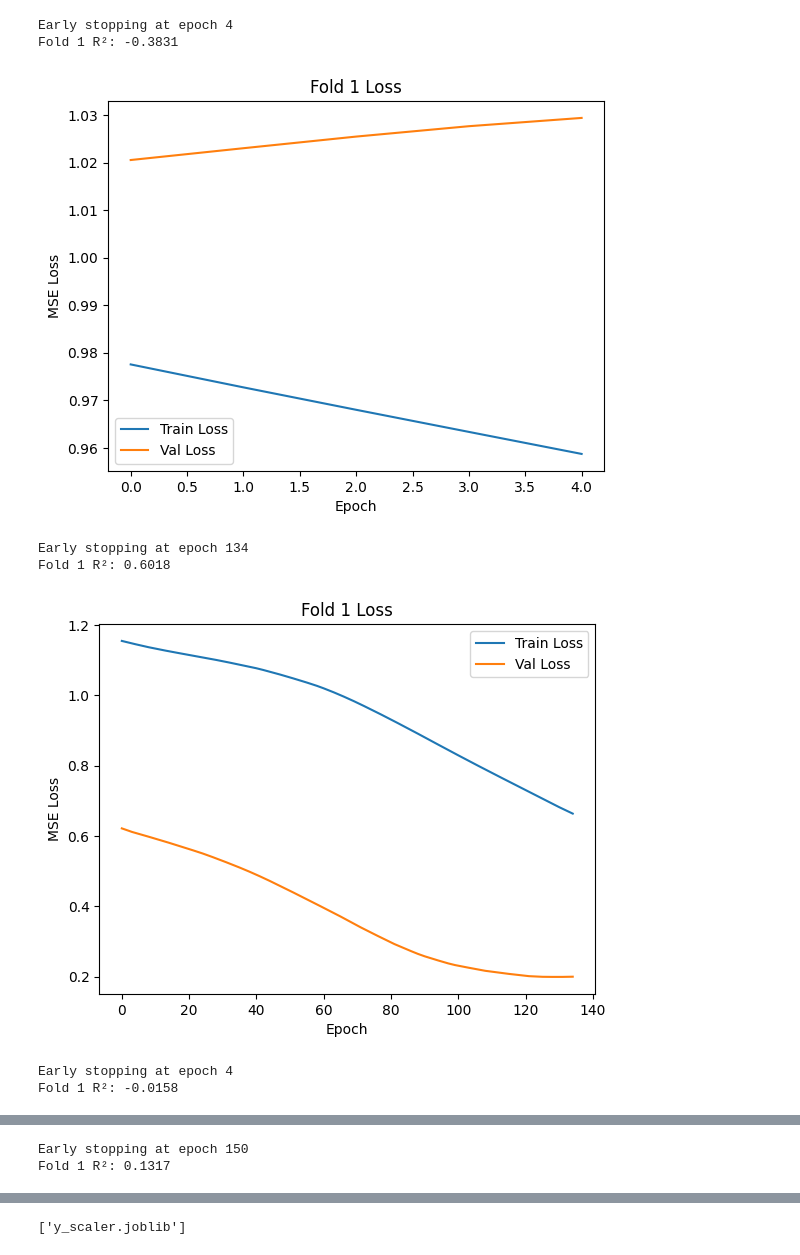
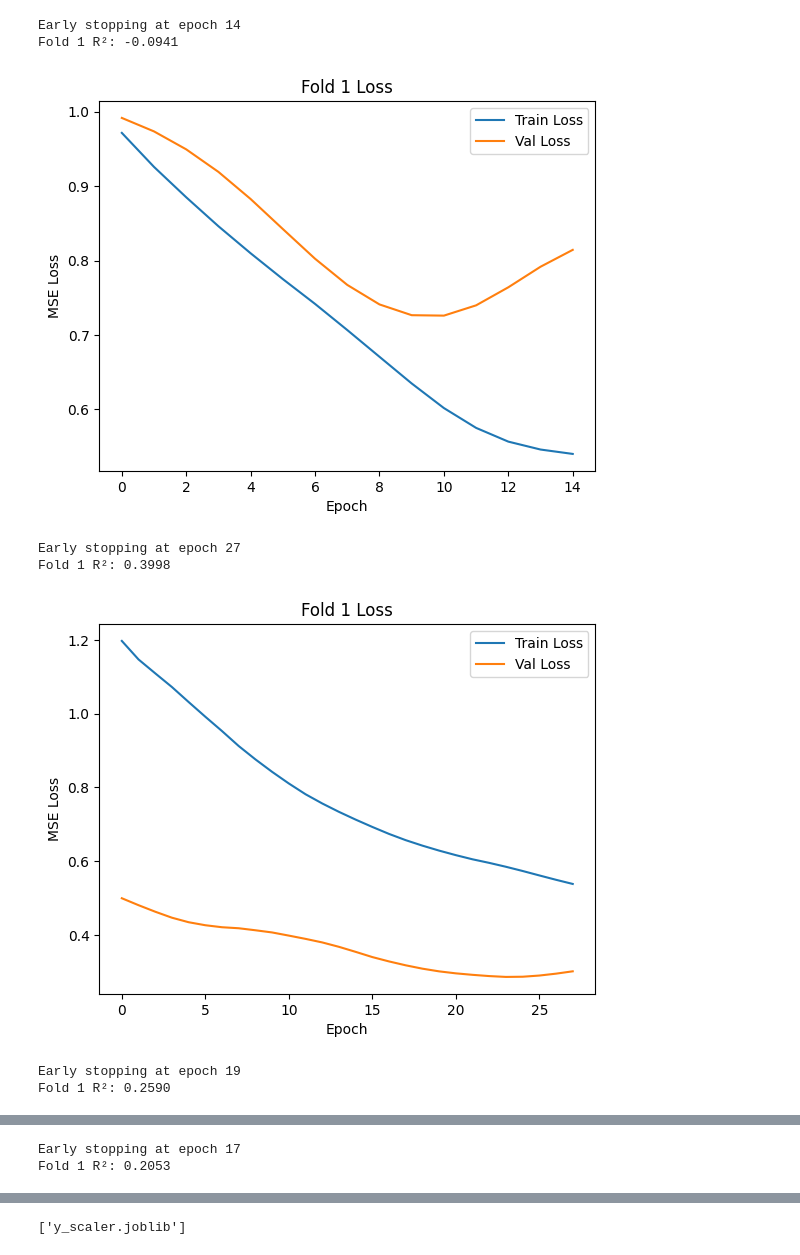
Before and after one commit to OmGuin/nexus-prediction, a Jupyter notebook: lin_model/nn.ipynb, the cells around one changed output, grey strips where cells are left out. Drawn from its saved outputs; the diff is of its cells as text; code cells hidden in the pictures.

```diff
--- a/lin_model/nn.ipynb
+++ b/lin_model/nn.ipynb
@@ -22,0 +109,30 @@ y = data["HOMA-IR"].values.reshape(-1, 1)
+# %%
+rf = RandomForestRegressor(n_estimators=100, max_depth=10, random_state=42)
+ridge = Ridge(alpha=1.0)
+svr = SVR(kernel='rbf', C=1.0, epsilon=0.1)
+
+# Create a Voting Regressor
+voting_regressor = VotingRegressor(estimators=[
+    ('rf', rf),
+    ('ridge', ridge),
+    ('svr', svr)
+])
+
+# Train the Voting Regressor
+voting_regressor.fit(X_train_scaled, y_train)
+
+# Make predictions
+y_pred = voting_regressor.predict(X_test_scaled)
+
+# Evaluate the model
+r2 = r2_score(y_test, y_pred)
+print(f"R² score: {r2:.4f}")
+
+# Plot predictions vs actual values
+plt.scatter(y_scaler.inverse_transform(y_test.reshape(-1,1)), y_scaler.inverse_transform(y_pred.reshape(-1,1)), alpha=0.7)
+
+plt.plot([min(y_scaler.inverse_transform(y_test.reshape(-1,1))), max(y_scaler.inverse_transform(y_test.reshape(-1,1)))], [min(y_scaler.inverse_transform(y_test.reshape(-1,1))), max(y_scaler.inverse_transform(y_test.reshape(-1,1)))], color='red', linestyle='--')
+plt.xlabel("Actual Values")
+plt.ylabel("Predicted Values")
+plt.title("Voting Regressor: Predictions vs Actual")
+plt.show()
@@ -53,7 +177,7 @@ for train_index, test_index in kf.split(X_tensor):
 
     model = RegressionNN()
     criterion = nn.MSELoss()
-    optimizer = optim.AdamW(model.parameters(), lr=0.001)
+    optimizer = optim.AdamW(model.parameters(), lr=0.01)
     best_loss = float('inf')
     patience = 4
     trigger_times = 0
@@ -77,38 +201,38 @@ for train_index, test_index in kf.split(X_tensor):
         if val_loss < best_loss:
             best_loss = val_loss
             best_model_state = model.state_dict()
             trigger_times = 0
         else:
             trigger_times += 1
             if trigger_times >= patience:
                 print(f"Early stopping at epoch {epoch}")
                 break
 
     model.load_state_dict(best_model_state)
     model.eval()
     with torch.no_grad():
         y_pred = model(X_test).numpy()
         y_pred_inv = y_scaler.inverse_transform(y_pred)
         y_val_inv = y_scaler.inverse_transform(y_test.numpy())
         r2 = r2_score(y_val_inv, y_pred_inv)
         all_r2_scores.append(r2)
         print(f"Fold {fold} R²: {r2:.4f}")
 
     plt.plot(train_losses, label="Train Loss")
     plt.plot(val_losses, label="Val Loss")
     plt.title(f"Fold {fold} Loss")
     plt.xlabel("Epoch")
     plt.ylabel("MSE Loss")
     plt.legend()
     plt.show()
 
 print(f"\nAverage R² across folds: {np.mean(all_r2_scores):.4f}")
 # %% [output]
-Early stopping at epoch 4
-Fold 1 R²: -0.3831
+Early stopping at epoch 14
+Fold 1 R²: -0.0941
-[figure, old version]
+[figure, new version]
-Early stopping at epoch 134
-Fold 1 R²: 0.6018
+Early stopping at epoch 27
+Fold 1 R²: 0.3998
-[figure, old version]
+[figure, new version]
-Early stopping at epoch 4
-Fold 1 R²: -0.0158
+Early stopping at epoch 19
+Fold 1 R²: 0.2590
@@ -116,2 +240,2 @@ Fold 1 R²: -0.0158
-Early stopping at epoch 150
-Fold 1 R²: 0.1317
+Early stopping at epoch 17
+Fold 1 R²: 0.2053
```
Also changed, not shown: parts of 12 cells of this notebook, 7 other files.
